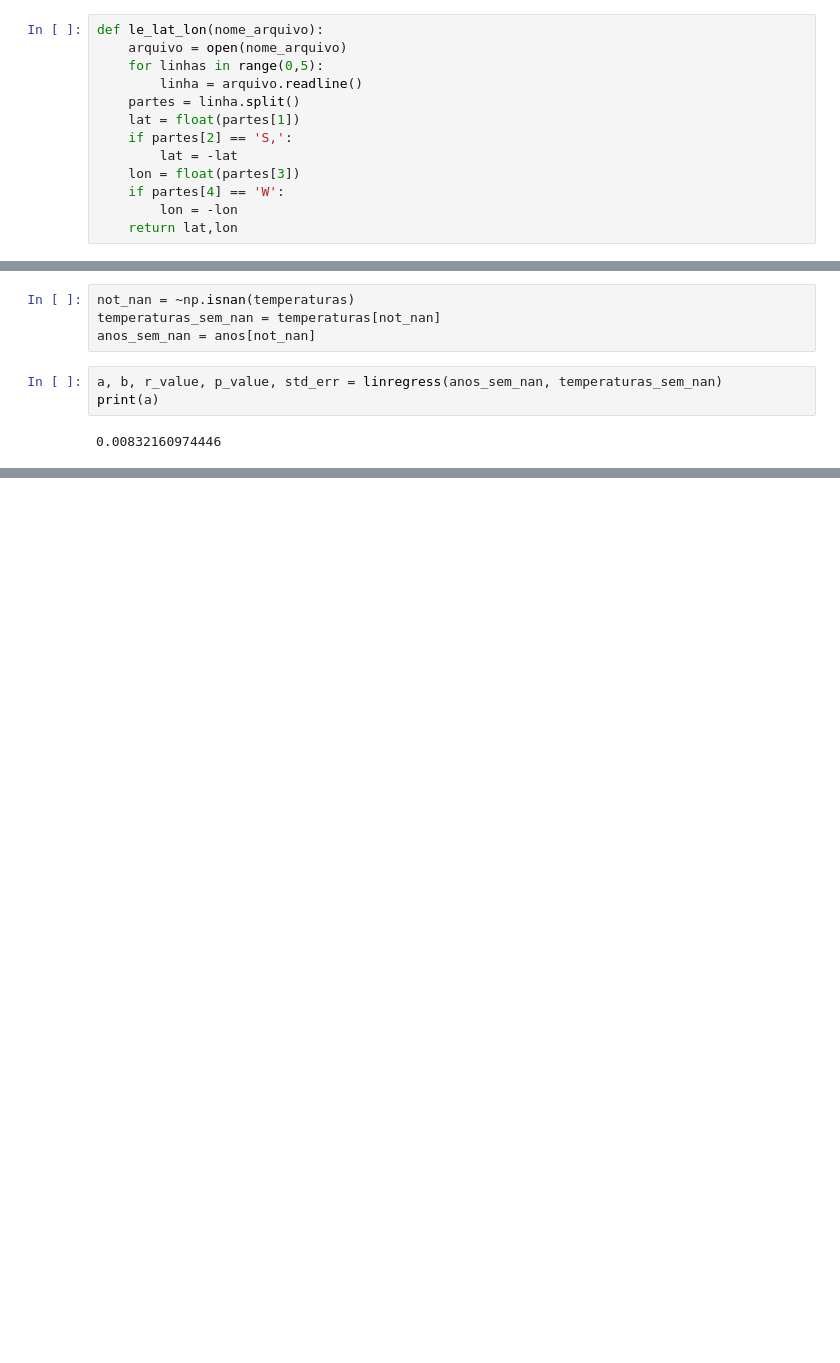
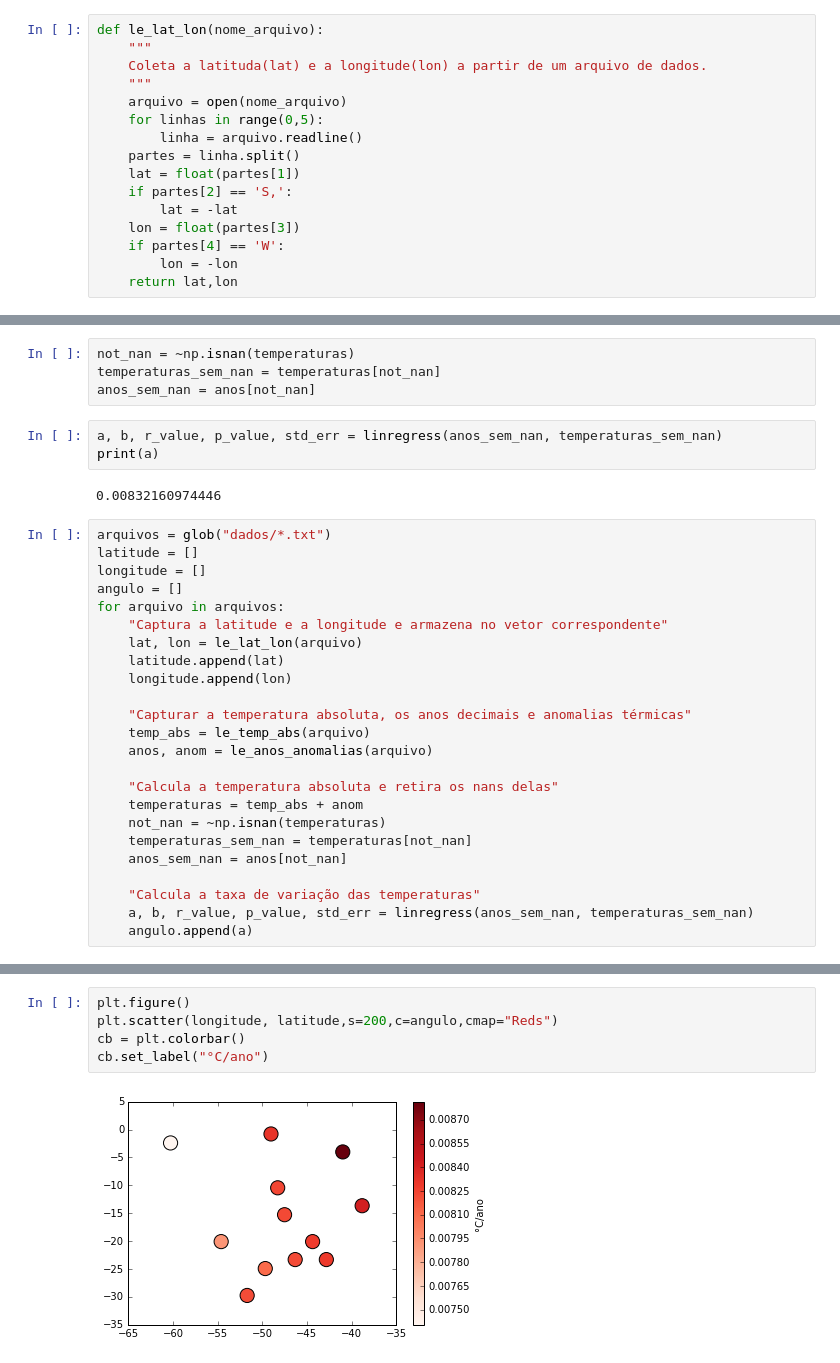
Before and after one commit to mat-esp-2016/capstone-vbdl_final, a Jupyter notebook: capstone.ipynb, the cells around one changed output, grey strips where cells are left out. Drawn from its saved outputs; the diff is of its cells as text; blank space fills up the shorter version.

```diff
--- a/capstone.ipynb
+++ b/capstone.ipynb
@@ -38,5 +38,8 @@ Tarefas:
 # %%
 def le_lat_lon(nome_arquivo):
+    """
+    Coleta a latituda(lat) e a longitude(lon) a partir de um arquivo de dados.
+    """
     arquivo = open(nome_arquivo)
     for linhas in range(0,5):
         linha = arquivo.readline()
@@ -94,3 +97,27 @@ a, b, r_value, p_value, std_err = linregress(anos_sem_nan, temperaturas_sem_nan)
 print(a)
 # %% [output]
 0.00832160974446
+# %%
+arquivos = glob("dados/*.txt")
+latitude = []
+longitude = []
+angulo = []
+for arquivo in arquivos:
+    "Captura a latitude e a longitude e armazena no vetor correspondente"
+    lat, lon = le_lat_lon(arquivo)
+    latitude.append(lat)
+    longitude.append(lon)
+
+    "Capturar a temperatura absoluta, os anos decimais e anomalias térmicas"
+    temp_abs = le_temp_abs(arquivo)
+    anos, anom = le_anos_anomalias(arquivo)
+
+    "Calcula a temperatura absoluta e retira os nans delas"
+    temperaturas = temp_abs + anom
+    not_nan = ~np.isnan(temperaturas)
+    temperaturas_sem_nan = temperaturas[not_nan]
+    anos_sem_nan = anos[not_nan]
+
+    "Calcula a taxa de variação das temperaturas"
+    a, b, r_value, p_value, std_err = linregress(anos_sem_nan, temperaturas_sem_nan)
+    angulo.append(a)
@@ -96,0 +132,7 @@ print(a)
+# %%
+plt.figure()
+plt.scatter(longitude, latitude,s=200,c=angulo,cmap="Reds")
+cb = plt.colorbar()
+cb.set_label("°C/ano")
+# %% [output]
+[figure, added]
```
Also changed, not shown: parts of 4 cells of this notebook, 1 other file.
